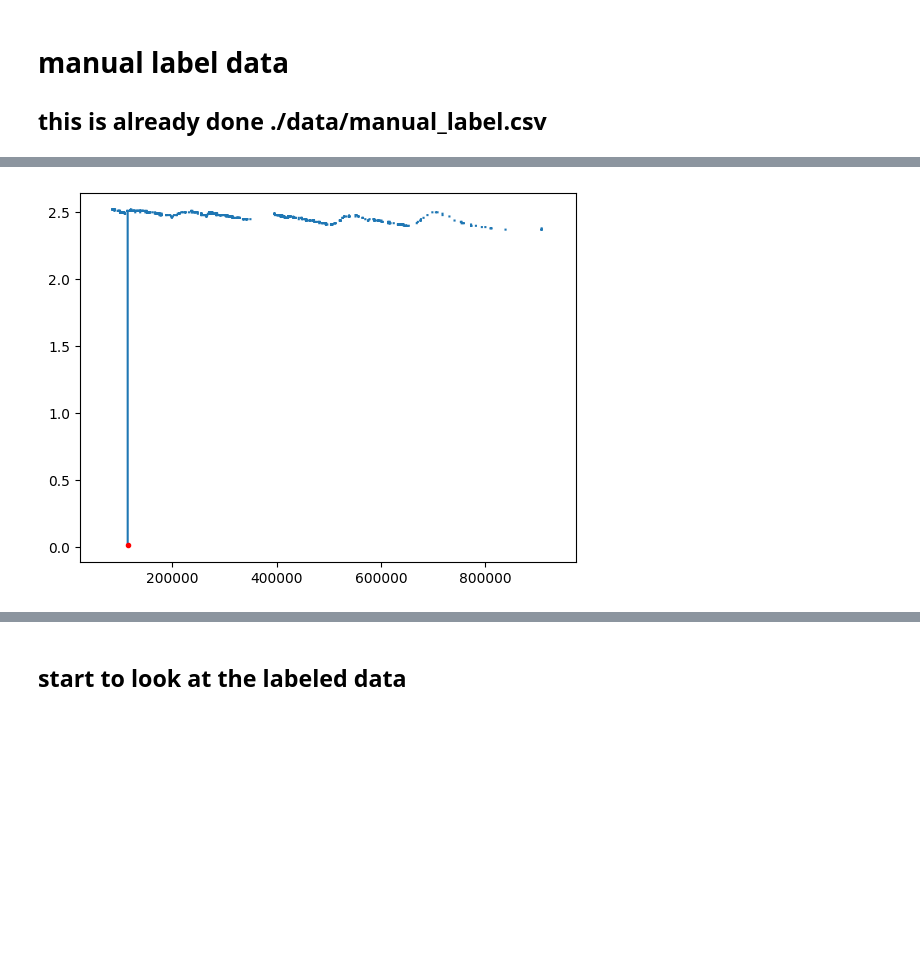
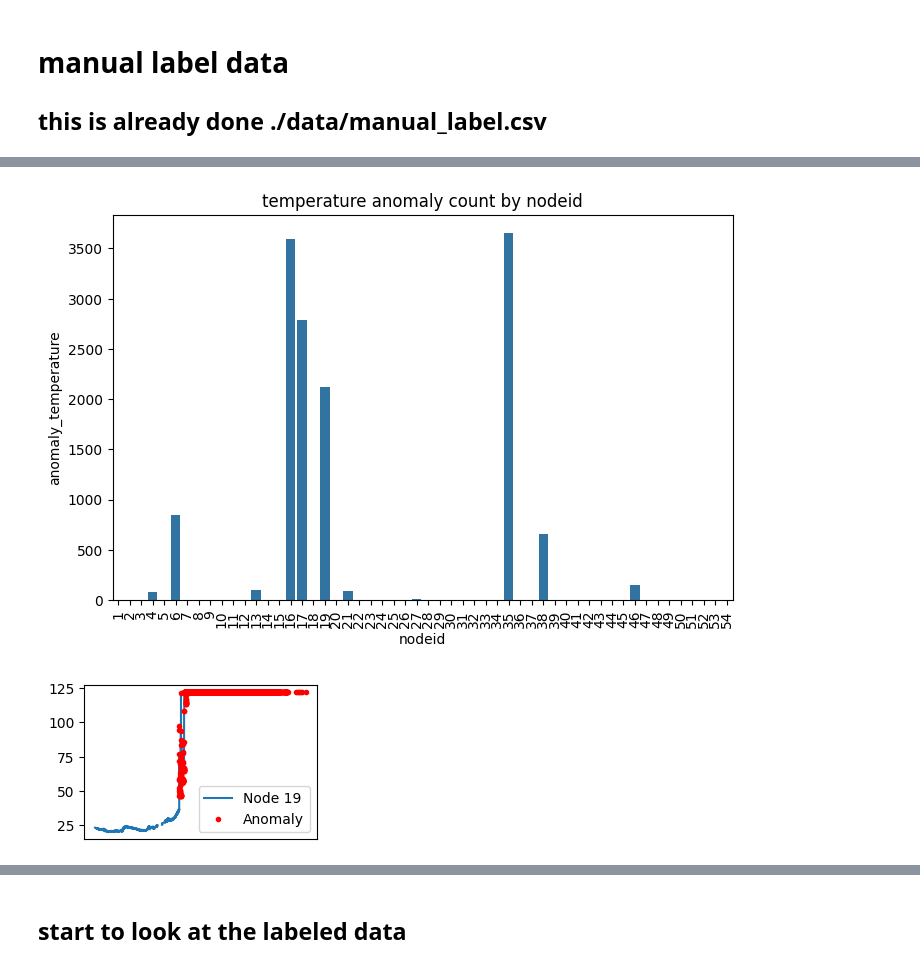
Before and after one commit to siji2022/CS6604_LoG_project, a Jupyter notebook: manual_labeling.ipynb, the cells around one changed output, grey strips where cells are left out. Drawn from its saved outputs; the diff is of its cells as text; code cells hidden in the pictures; blank space fills up the shorter version.

```diff
--- a/manual_labeling.ipynb
+++ b/manual_labeling.ipynb
@@ -15,8 +20,7 @@ import matplotlib.dates as mdates
 # read zipfile
 df = pd.read_csv('data/data_selection_17_23.csv')
 # %%
-df['dt']=pd.to_datetime(df['timestamp'], unit='s')
-df['datetime'] = df['dt'].dt.strftime('%Y-%m-%d %H:%M:%S')
+df=add_datetime(df)
 
 # start label df
 df['anomaly_temperature']=False
@@ -86,8 +90,8 @@ df.loc[np.logical_and(df['nodeid']==35,df.index>583234),'anomaly_humidity']=True
 df.loc[df['humidity'].isnull(),'anomaly_humidity']=False
 # %%
 # label voltage
-# all voltage below 2.0 is anomaly
-df.loc[df['voltage']<2.0,'anomaly_voltage']=True
+# all voltage below 2.3 is anomaly
+df.loc[df['voltage']<2.25,'anomaly_voltage']=True
 for node_id in range(1,55):
     # select node, if the voltage change is more than 0.05, then it is anomaly
     select_node=df.loc[df['nodeid']==node_id,'voltage']
@@ -106,3 +105,7 @@ plt.show()
+# %%
+plot_anomaly_by_nodeid(df,'temperature')
+# %% [output]
+[figure, added]
 # %%
 # save df
 # drop column dt and datetime
@@ -116,22 +119,23 @@ df.to_csv('./data/manual_label.csv',index=False)
 # %%
 # show anomaly by nodeid
 
-for idx in [39]:
-    # plt.figure(figsize=(5,3))
-    data=df[df['nodeid']==idx]
+for idx in [19]:
+    plt.figure(figsize=(3,2))
+    data=df[df['nodeid']==idx][3000:]
     # filter out the anomaly data
+    sel='temperature'
+    data[sel].plot(label=f'Node {idx}')
 
-    data['voltage'].plot(label=f'{idx} light')
-
-    anomaly_data = data[data['anomaly_voltage']==True]
-    anomaly_data['voltage'].plot(style='r.')
+    anomaly_data = data[data[f'anomaly_{sel}']==True]
+    anomaly_data[sel].plot(style='r.',label='Anomaly')
 
     # plt.legend(loc='upper left')
     # plt.title('Node '+str(idx))
 
     # don't show x-axis
-    # plt.xticks([])
+    plt.xticks([])
     # plt.xticks(rotation=45)
+    plt.legend()
     # plt.show()
 # %% [output]
-[figure, old version]
+[figure, new version]
```
Also changed, not shown: parts of 8 cells of this notebook, 4 other files.
